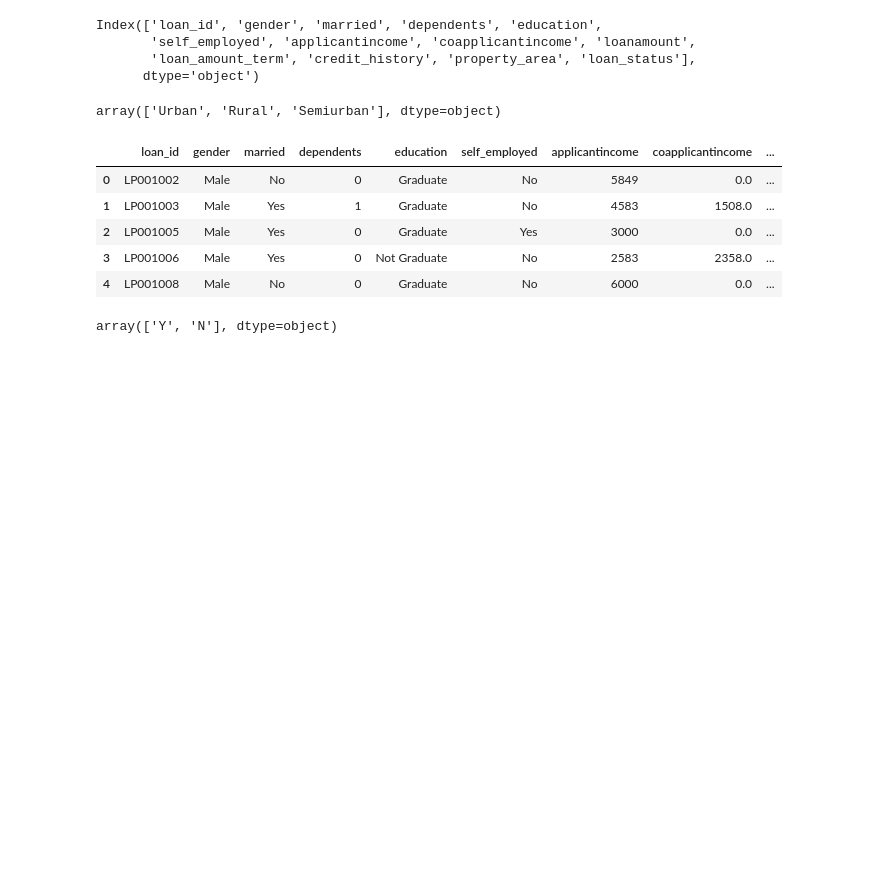
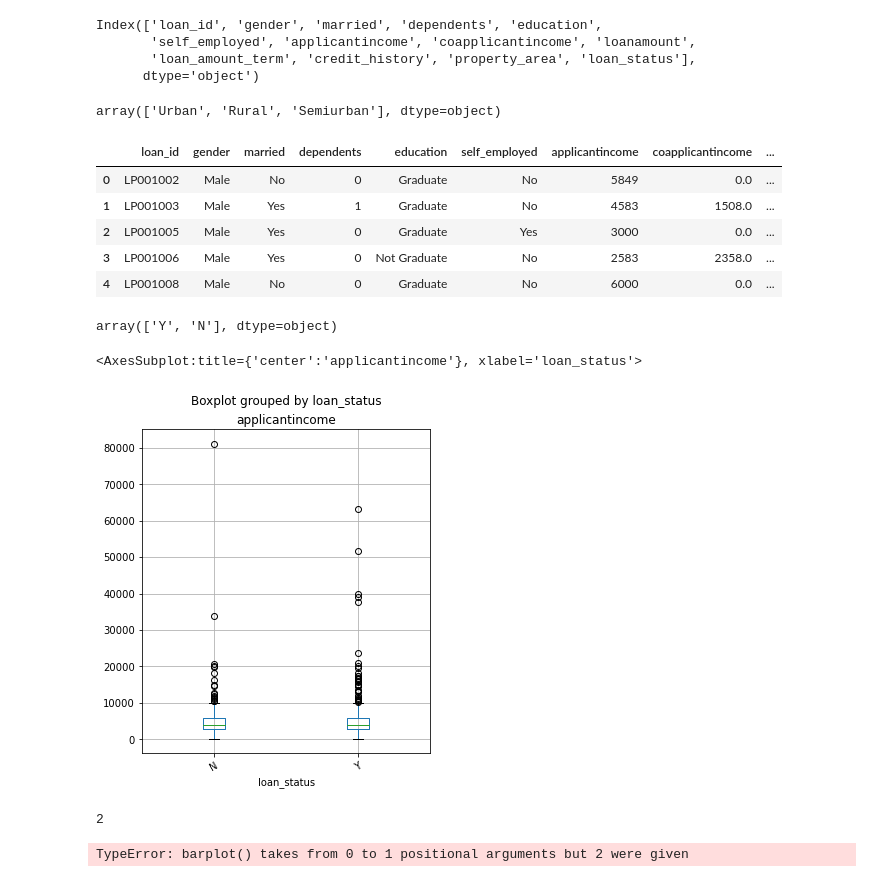
Before and after one commit to masete/Home-Loan-Approval, a Jupyter notebook: homeapproval.ipynb, the cells around one changed output. Cells and saved outputs as stored; diff of their text form; code cells hidden in the pictures; blank space fills up the shorter version.

Commit message:
missing values

```diff
--- a/homeapproval.ipynb
+++ b/homeapproval.ipynb
@@ -272,3 +296,26 @@ df_train.head()
 df_train.loan_status.unique()
 # %% [output]
 array(['Y', 'N'], dtype=object)
+# %%
+df_train.boxplot('applicantincome','loan_status',rot = 30,figsize=(5,6))
+# %% [output]
+<AxesSubplot:title={'center':'applicantincome'}, xlabel='loan_status'>
+[figure, added]
+# %%
+#getting the actual number of distinct values.
+print(df_train['loan_status'].value_counts().count())
+# %% [output]
+2
+# %%
+%matplotlib inline
+import seaborn as sns
+import matplotlib.pyplot as plt
+loan_status_count = df_train['loan_status'].value_counts()
+sns.set(style="darkgrid")
+sns.barplot(loan_status_count.index, loan_status_count.values, alpha=0.9)
+plt.title('Frequency Distribution of loan_status')
+plt.ylabel('Number of Occurrences', fontsize=12)
+plt.xlabel('loan_status', fontsize=12)
+plt.show()
+# %% [output]
+TypeError: barplot() takes from 0 to 1 positional arguments but 2 were given
```
Also changed, not shown: parts of 3 cells of this notebook.
